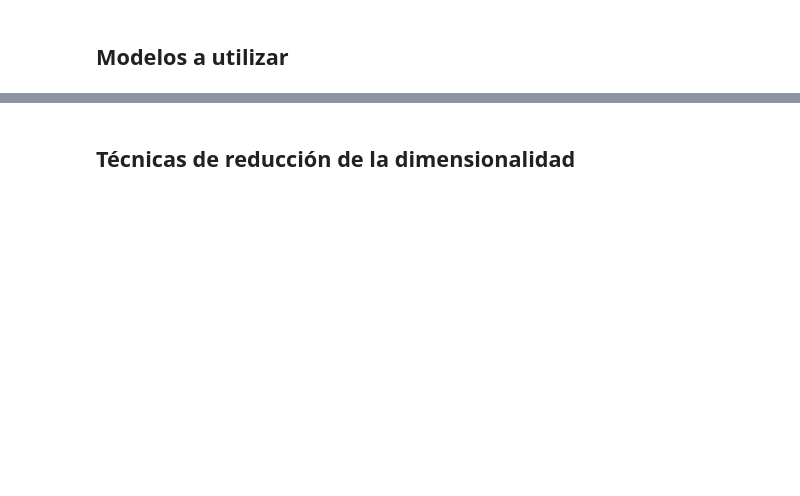
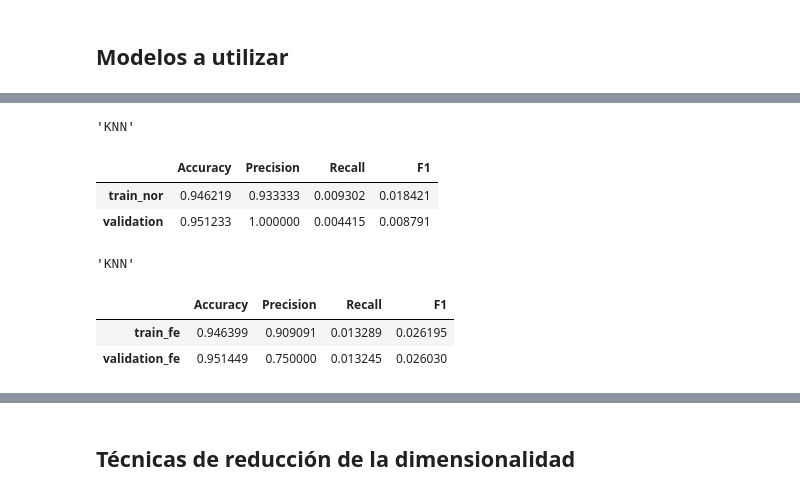
Before and after one commit to MatiasWilliner/TP_ML_Dominguez_Lastra_Williner, a Jupyter notebook: tp2_experimentation.ipynb, the cells around one changed output, grey strips where cells are left out. Cells and saved outputs as stored; diff of their text form; code cells hidden in the pictures; blank space fills up the shorter version.

```diff
--- a/tp2_experimentation.ipynb
+++ b/tp2_experimentation.ipynb
@@ -275,16 +487,39 @@ metrics.precision_score(test.is_home_run, y_pred)
 # %%
-K=200
+# Aplicación knn
+
+K=21
 knn_model = Pipeline([
     ('mapper', mapper),
     ('imputer', SimpleImputer(strategy='mean')),
     ('classifier', KNeighborsClassifier(n_neighbors=K)),
 ])
 
-knn_model.fit(train, train.is_home_run)
+knn_model.fit(train_nor, train_nor.is_home_run)
 y_pred = knn_model.predict(validation)
 y_pred
-print(metrics.classification_report(validation.is_home_run, y_pred))
 
+evaluate_model(knn_model, title='KNN')
 
-metrics.recall_score(validation.is_home_run, y_pred)
+#Aplicación knn y fe
+
+knn_model_fe = Pipeline([
+    ('mapper', mapper_fe),
+    ('imputer', SimpleImputer(strategy='mean')),
+    ('classifier', KNeighborsClassifier(n_neighbors=K)),
+])
+
+knn_model_fe.fit(train_fe, train_fe.is_home_run)
+y_pred = knn_model_fe.predict(validation_fe)
+y_pred
+
+evaluate_model_fe(knn_model_fe, title='KNN')
+# %% [output]
+'KNN'
+|  | Accuracy | Precision | Recall | F1 |
+| train_nor | 0.946219 | 0.933333 | 0.009302 | 0.018421 |
+| validation | 0.951233 | 1.000000 | 0.004415 | 0.008791 |
+'KNN'
+|  | Accuracy | Precision | Recall | F1 |
+| train_fe | 0.946399 | 0.909091 | 0.013289 | 0.026195 |
+| validation_fe | 0.951449 | 0.750000 | 0.013245 | 0.026030 |
 # %%
```
Also changed, not shown: parts of 33 cells of this notebook.
